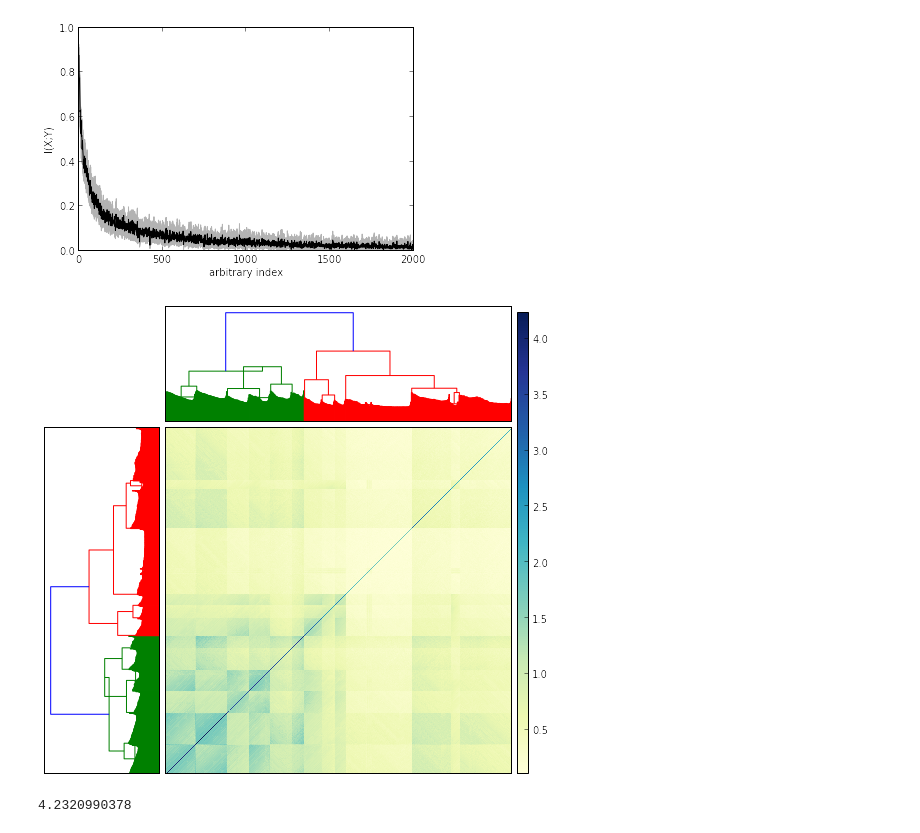
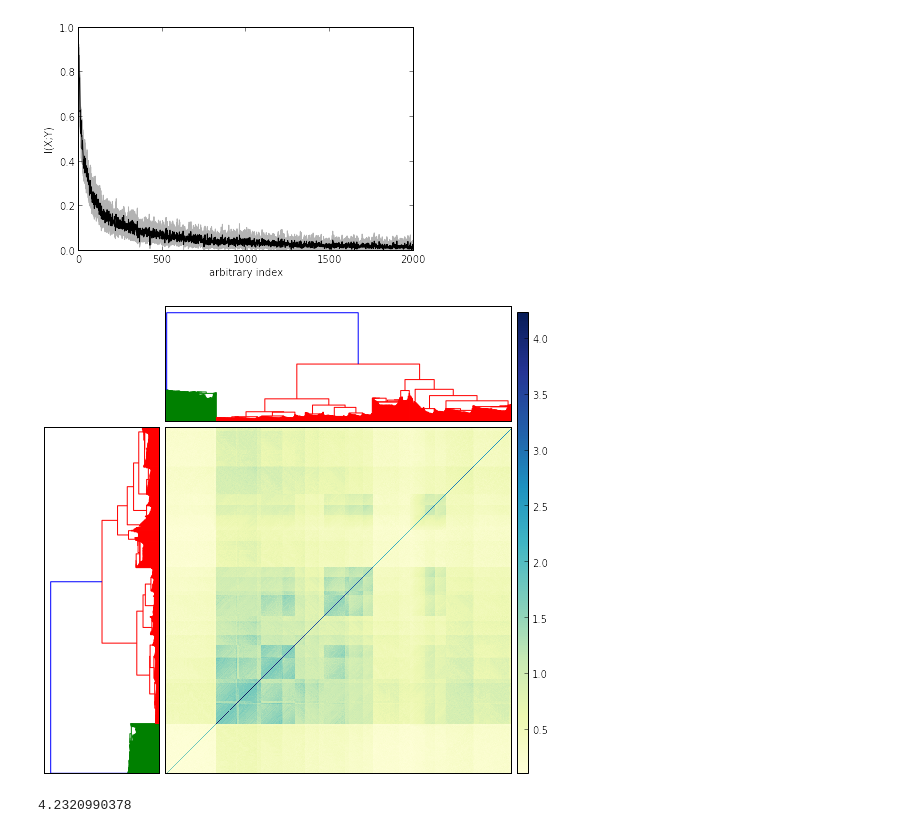
Before and after one commit to gditzler/BigLS2014-Code, a Jupyter notebook: notebook/InformationTheorySS.ipynb, the cells around one changed output. Saved outputs shown, nothing was run; the diff lists cells and outputs as text; code cells hidden in the pictures.

Commit message:
updated the MI plot

```diff
--- a/notebook/InformationTheorySS.ipynb
+++ b/notebook/InformationTheorySS.ipynb
@@ -146,39 +146,43 @@ for i in range(40):
         D[i,j] = abs(x[i] - x[j])
 """
 output = pickle.load( open( "../files/mi-mat.pkl", "rb" ) )
-D = output["mi_mat"]
+D = 1/output["mi_mat"]
 
 
 # Compute and plot first dendrogram.
 fig = figure(figsize=(8,8))
 ax1 = fig.add_axes([0.09,0.1,0.2,0.6])
 Y = sch.linkage(D, method='centroid')
 Z1 = sch.dendrogram(Y, orientation='right')
 ax1.set_xticks([])
 ax1.set_yticks([])
 
 # Compute and plot second dendrogram.
 ax2 = fig.add_axes([0.3,0.71,0.6,0.2])
 Y = sch.linkage(D, method='centroid')
 Z2 = sch.dendrogram(Y)
 ax2.set_xticks([])
 ax2.set_yticks([])
 
 # Plot distance matrix.
 axmatrix = fig.add_axes([0.3,0.1,0.6,0.6])
 idx1 = Z1['leaves']
 idx2 = Z2['leaves']
 D = D[idx1,:]
 D = D[:,idx2]
-im = axmatrix.matshow(D, aspect='auto', origin='lower', cmap=pylab.cm.YlGnBu)
+Q = output["mi_mat"]
+Q = Q[idx1,:]
+Q = Q[:,idx2]
+
+im = axmatrix.matshow(Q, aspect='auto', origin='lower', cmap=pylab.cm.YlGnBu)
 axmatrix.set_xticks([])
 axmatrix.set_yticks([])
 
 axcolor = fig.add_axes([0.91,0.1,0.02,0.8])
 plt.colorbar(im, cax=axcolor)
 plt.savefig("../files/ag-t1000-mutual-information.pdf", bbox_inches="tight")
 # %% [output]
-[figure, old version]
+[figure, new version]
 # %%
 print np.max(D)
 # %% [output]
```
Also changed, not shown: 1 other file.
